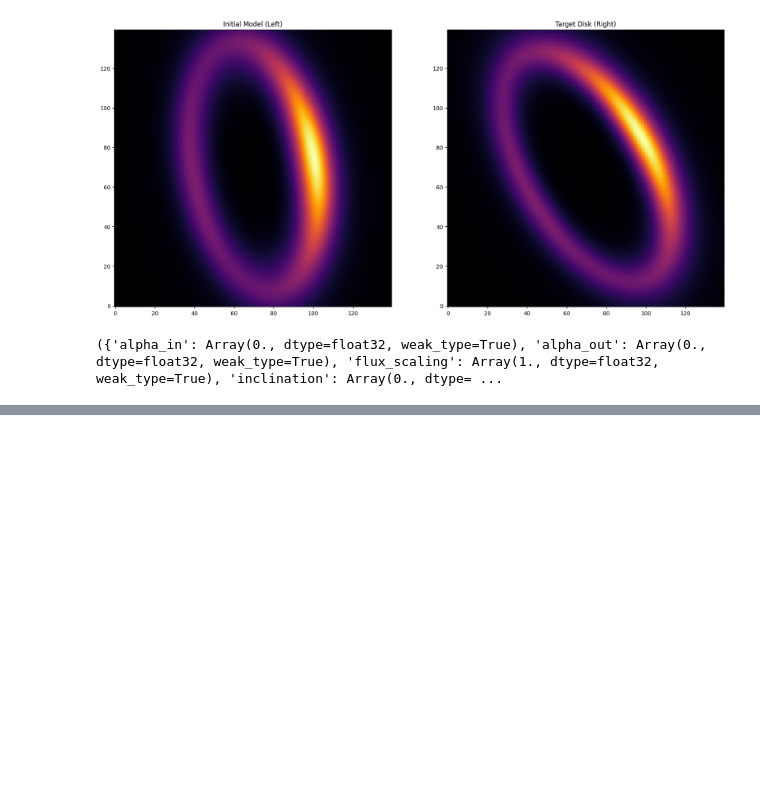
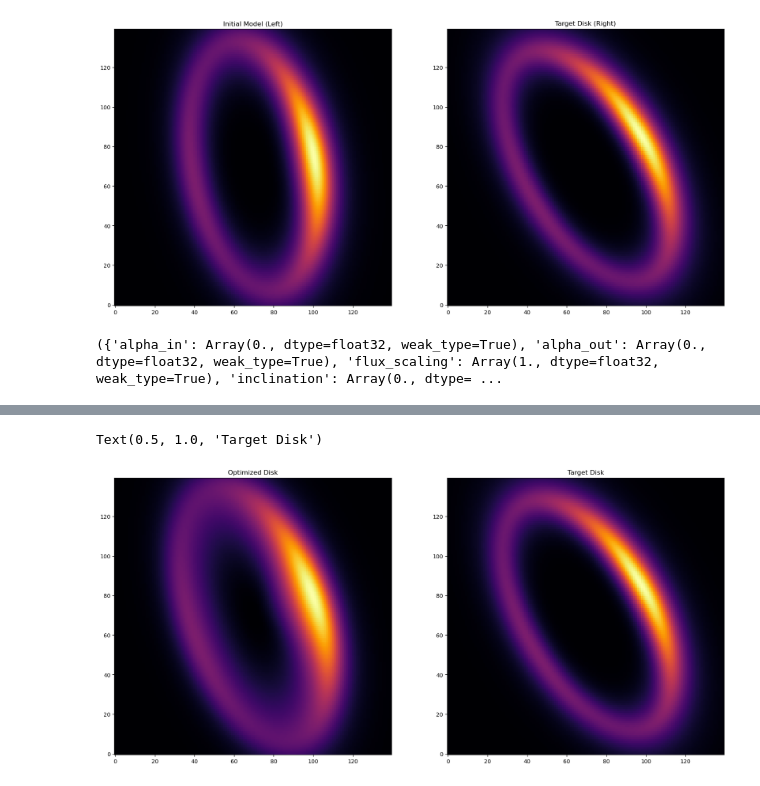
Before and after one commit to mihir-r-kondapalli/GRaTeR-JAX, a Jupyter notebook: Disk_Jaxed.ipynb, the cells around one changed output, grey strips where cells are left out. Drawn from its saved outputs; the diff is of its cells as text; code cells hidden in the pictures; blank space fills up the shorter version.

```diff
--- a/Disk_Jaxed.ipynb
+++ b/Disk_Jaxed.ipynb
@@ -134,0 +148,14 @@ Text(0.5, 1.0, 'Targer Disk (Right)')
+# %%
+disk_image_m_fit = jax_model(DustEllipticalDistribution2PowerLaws, DoubleHenyeyGreenstein_SPF, disk_params=disk_m_fit,
+                               spf_params={'g1': 0.5, 'g2': -0.3, 'weight': 0.7})
+# %%
+fig, axes = plt.subplots(1,2, figsize=(20,10))
+
+axes[0].imshow(disk_image_m_fit, origin='lower', cmap='inferno')
+axes[0].set_title("Optimized Disk")
+
+axes[1].imshow(disk_image1, origin='lower', cmap='inferno')
+axes[1].set_title("Target Disk")
+# %% [output]
+Text(0.5, 1.0, 'Target Disk')
+[figure, added]
```
Also changed, not shown: parts of 8 cells of this notebook, 1 other file.
